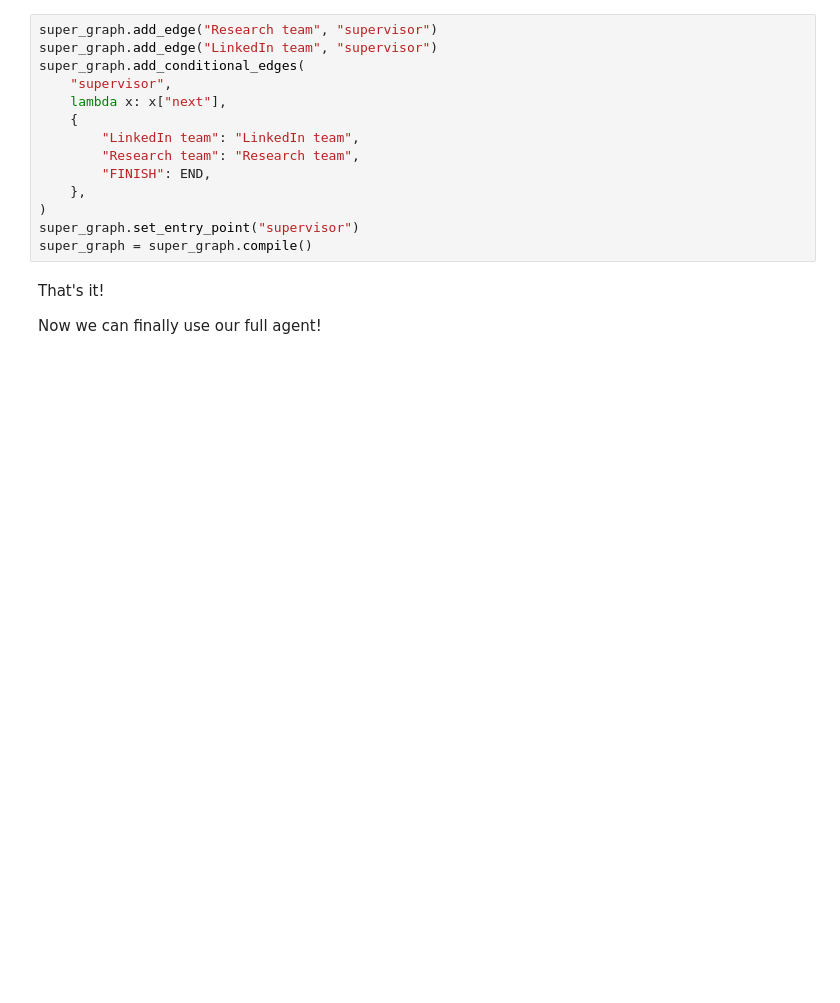
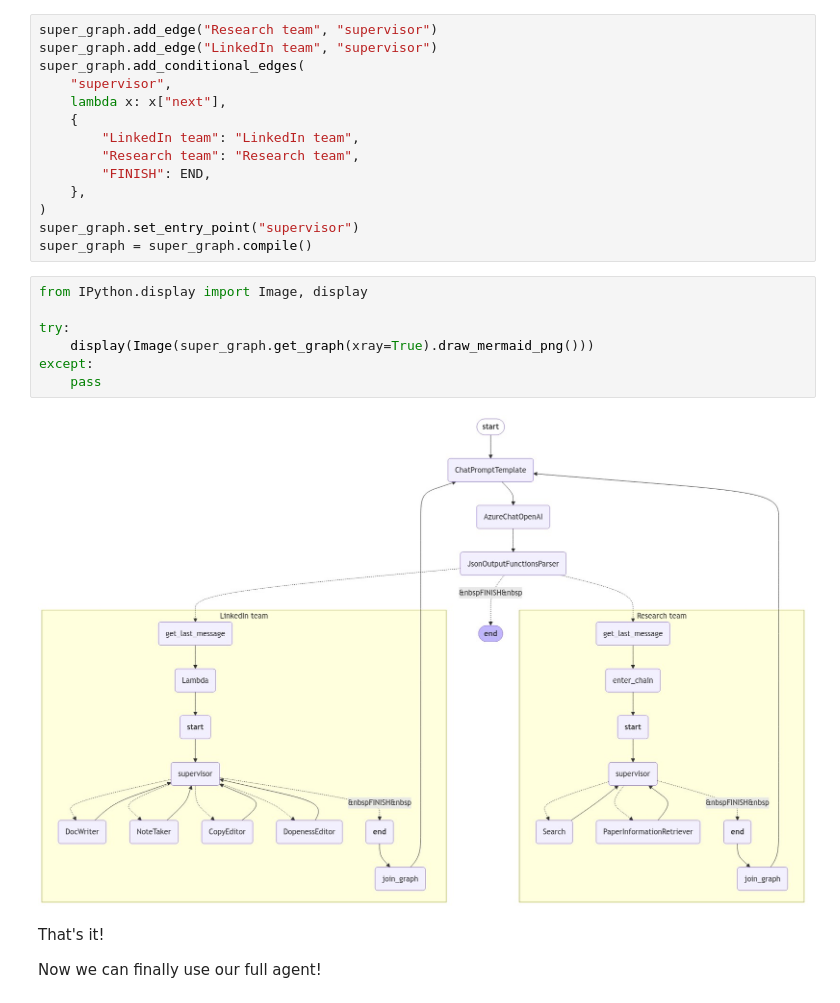
Before and after one commit to MrCool1981/AIE2, a Jupyter notebook: Week 3/Day 2/Multi_Agent_RAG_LangGraph.ipynb, the cells around one changed output. Cells and saved outputs as stored; diff of their text form; blank space fills up the shorter version.

```diff
--- a/Week 3/Day 2/Multi_Agent_RAG_LangGraph.ipynb
+++ b/Week 3/Day 2/Multi_Agent_RAG_LangGraph.ipynb
@@ -847,6 +907,15 @@ super_graph.add_conditional_edges(
 )
 super_graph.set_entry_point("supervisor")
 super_graph = super_graph.compile()
+# %%
+from IPython.display import Image, display
+
+try:
+    display(Image(super_graph.get_graph(xray=True).draw_mermaid_png()))
+except:
+    pass
+# %% [output]
+[figure, added]
 # %% [markdown]
 That's it!
 
```
Also changed, not shown: parts of 21 cells of this notebook.
